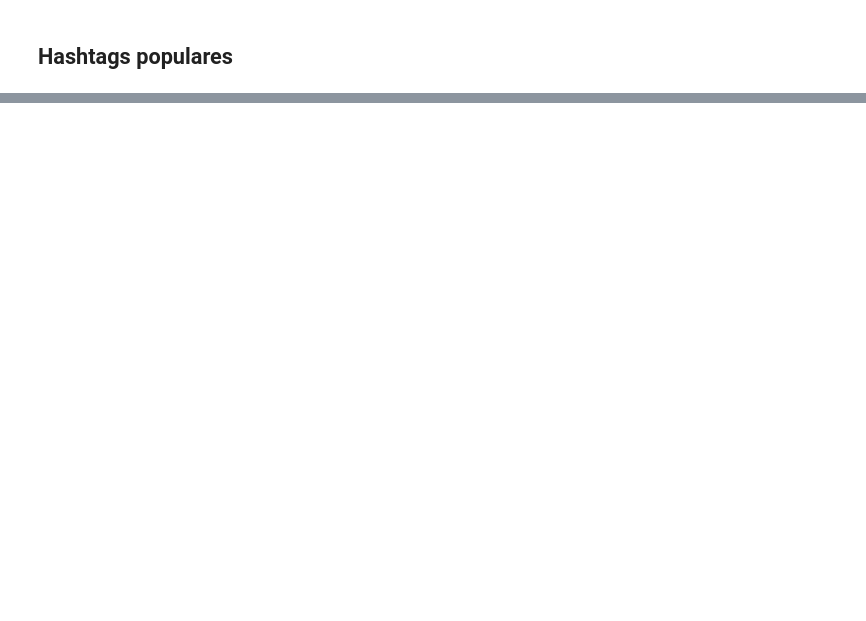
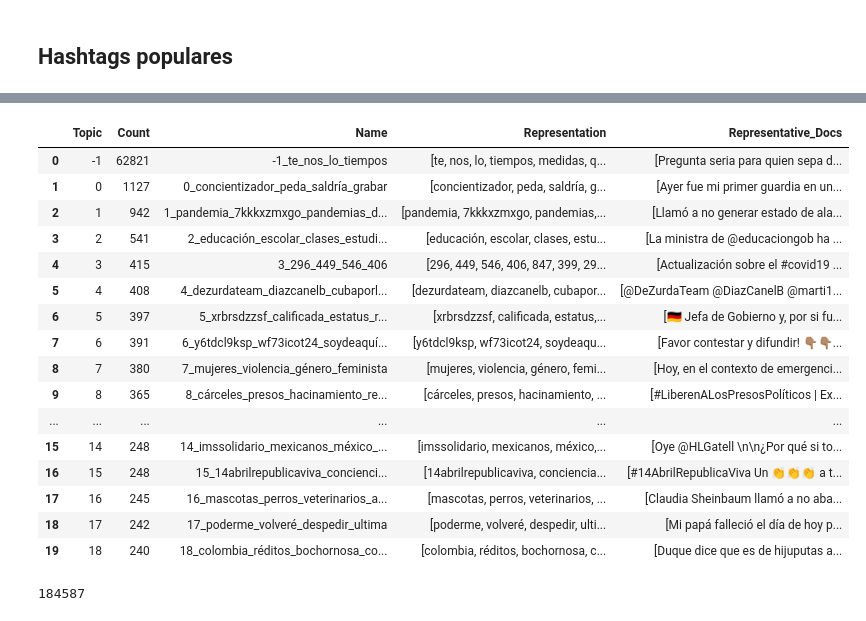
Before and after one commit to pablocelayes/famaf-text-mining-stance-tweets, a Jupyter notebook: 03 - detección de temas.ipynb, the cells around one changed output, grey strips where cells are left out. Saved outputs shown, nothing was run; the diff lists cells and outputs as text; code cells hidden in the pictures; blank space fills up the shorter version.

```diff
--- a/03 - detección de temas.ipynb
+++ b/03 - detección de temas.ipynb
@@ -381,0 +143,2 @@ ValueError: a must be greater than 0 unless no samples are taken
+# %%
+embeddings = model.encode(docs, batch_size=128, show_progress_bar=True)
@@ -381,0 +154,2 @@ ValueError: a must be greater than 0 unless no samples are taken
+# %%
+docs_sample = docs
@@ -381,0 +189,20 @@ ValueError: a must be greater than 0 unless no samples are taken
+# %%
+topic_info.head(20)
+# %% [output]
+|  | Topic | Count | Name | Representation | Representative_Docs |
+| 0 | -1 | 62821 | -1_te_nos_lo_tiempos | [te, nos, lo, tiempos, medidas, q... | [Pregunta seria para quien sepa d... |
+| 1 | 0 | 1127 | 0_concientizador_peda_saldría_grabar | [concientizador, peda, saldría, g... | [Ayer fue mi primer guardia en un... |
+| 2 | 1 | 942 | 1_pandemia_7kkkxzmxgo_pandemias_d... | [pandemia, 7kkkxzmxgo, pandemias,... | [Llamó a no generar estado de ala... |
+| 3 | 2 | 541 | 2_educación_escolar_clases_estudi... | [educación, escolar, clases, estu... | [La ministra de @educaciongob ha ... |
+| 4 | 3 | 415 | 3_296_449_546_406 | [296, 449, 546, 406, 847, 399, 29... | [Actualización sobre el #covid19 ... |
+| 5 | 4 | 408 | 4_dezurdateam_diazcanelb_cubaporl... | [dezurdateam, diazcanelb, cubapor... | [@DeZurdaTeam @DiazCanelB @marti1... |
+| 6 | 5 | 397 | 5_xrbrsdzzsf_calificada_estatus_r... | [xrbrsdzzsf, calificada, estatus,... | [🇩🇪 Jefa de Gobierno y, por si fu... |
+| 7 | 6 | 391 | 6_y6tdcl9ksp_wf73icot24_soydeaquí... | [y6tdcl9ksp, wf73icot24, soydeaqu... | [Favor contestar y difundir! 👇🏽👇🏽... |
+| 8 | 7 | 380 | 7_mujeres_violencia_género_feminista | [mujeres, violencia, género, femi... | [Hoy, en el contexto de emergenci... |
+| 9 | 8 | 365 | 8_cárceles_presos_hacinamiento_re... | [cárceles, presos, hacinamiento, ... | [#LiberenALosPresosPolíticos | Ex... |
+| ... | ... | ... | ... | ... | ... |
+| 15 | 14 | 248 | 14_imssolidario_mexicanos_méxico_... | [imssolidario, mexicanos, méxico,... | [Oye @HLGatell \n\n¿Por qué si to... |
+| 16 | 15 | 248 | 15_14abrilrepublicaviva_concienci... | [14abrilrepublicaviva, conciencia... | [#14AbrilRepublicaViva Un 👏👏👏 a t... |
+| 17 | 16 | 245 | 16_mascotas_perros_veterinarios_a... | [mascotas, perros, veterinarios, ... | [Claudia Sheinbaum llamó a no aba... |
+| 18 | 17 | 242 | 17_poderme_volveré_despedir_ultima | [poderme, volveré, despedir, ulti... | [Mi papá falleció el día de hoy p... |
+| 19 | 18 | 240 | 18_colombia_réditos_bochornosa_co... | [colombia, réditos, bochornosa, c... | [Duque dice que es de hijuputas a... |
@@ -381,0 +223,4 @@ ValueError: a must be greater than 0 unless no samples are taken
+# %%
+len(docs_sample)
+# %% [output]
+184587
```
Also changed, not shown: parts of 79 cells of this notebook, 1 other file.
